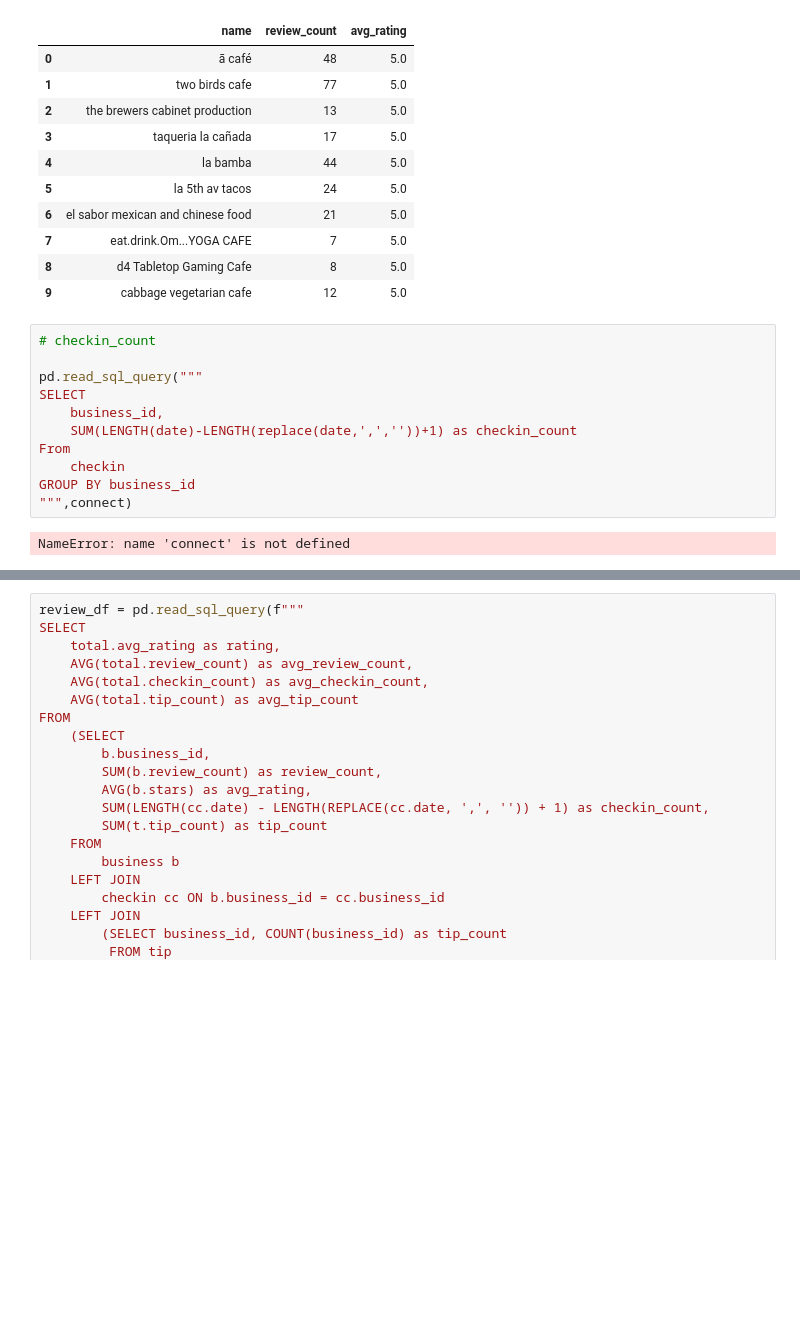
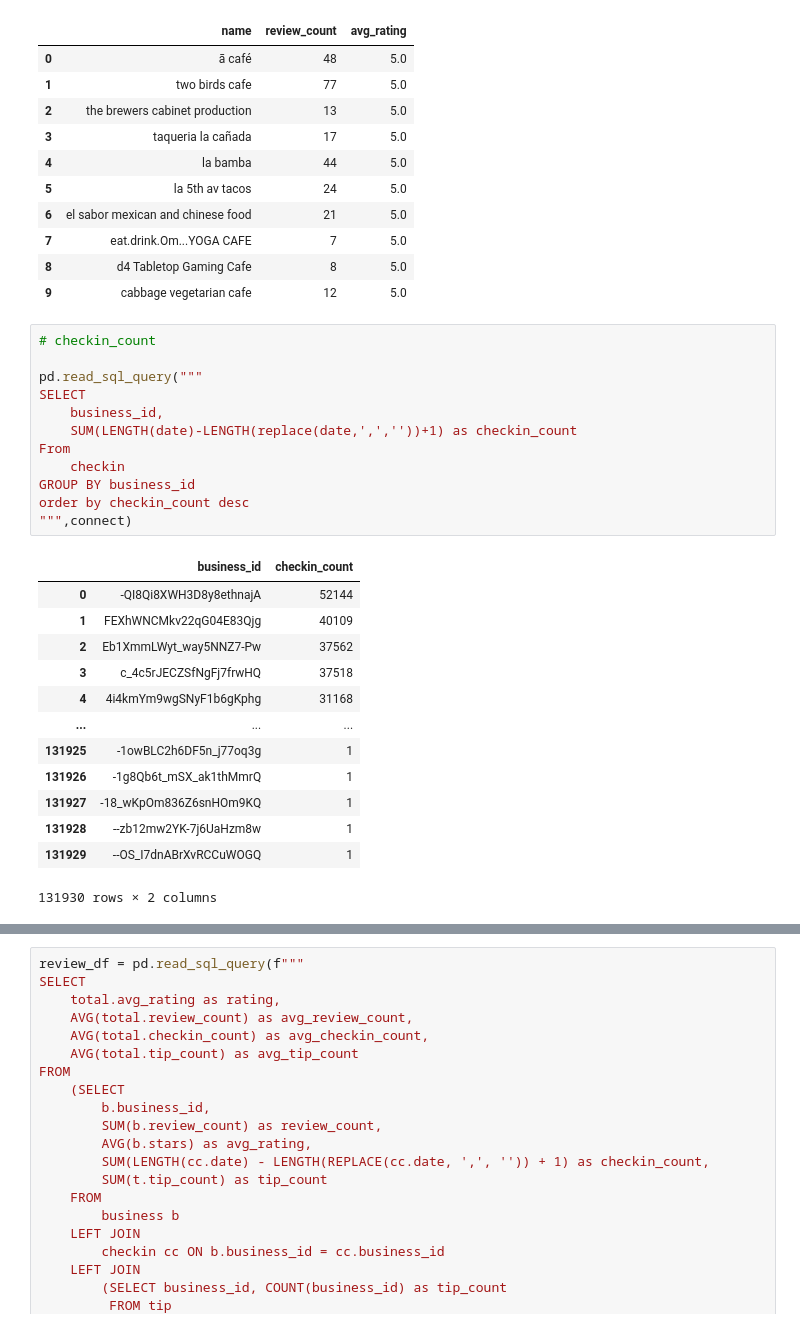
Before and after one commit to Mayank4103/Yelp_project, a Jupyter notebook: Analysis.ipynb, the cells around one changed output, grey strips where cells are left out. Cells and saved outputs as stored; diff of their text form; blank space fills up the shorter version.

```diff
--- a/Analysis.ipynb
+++ b/Analysis.ipynb
@@ -296,16 +272,29 @@ limit 10""",connect)
 # %%
 # checkin_count
 
 pd.read_sql_query("""
 SELECT
     business_id,
     SUM(LENGTH(date)-LENGTH(replace(date,',',''))+1) as checkin_count
 From
     checkin
 GROUP BY business_id
+order by checkin_count desc
 """,connect)
 # %% [output]
+|  | business_id | checkin_count |
+| 0 | -QI8Qi8XWH3D8y8ethnajA | 52144 |
+| 1 | FEXhWNCMkv22qG04E83Qjg | 40109 |
+| 2 | Eb1XmmLWyt_way5NNZ7-Pw | 37562 |
+| 3 | c_4c5rJECZSfNgFj7frwHQ | 37518 |
+| 4 | 4i4kmYm9wgSNyF1b6gKphg | 31168 |
+| ... | ... | ... |
+| 131925 | -1owBLC2h6DF5n_j77oq3g | 1 |
+| 131926 | -1g8Qb6t_mSX_ak1thMmrQ | 1 |
+| 131927 | -18_wKpOm836Z6snHOm9KQ | 1 |
+| 131928 | --zb12mw2YK-7j6UaHzm8w | 1 |
+| 131929 | --OS_I7dnABrXvRCCuWOGQ | 1 |
-NameError: name 'connect' is not defined
+131930 rows × 2 columns
 # %%
 # tip_count
 
```
Also changed, not shown: parts of 9 cells of this notebook.
